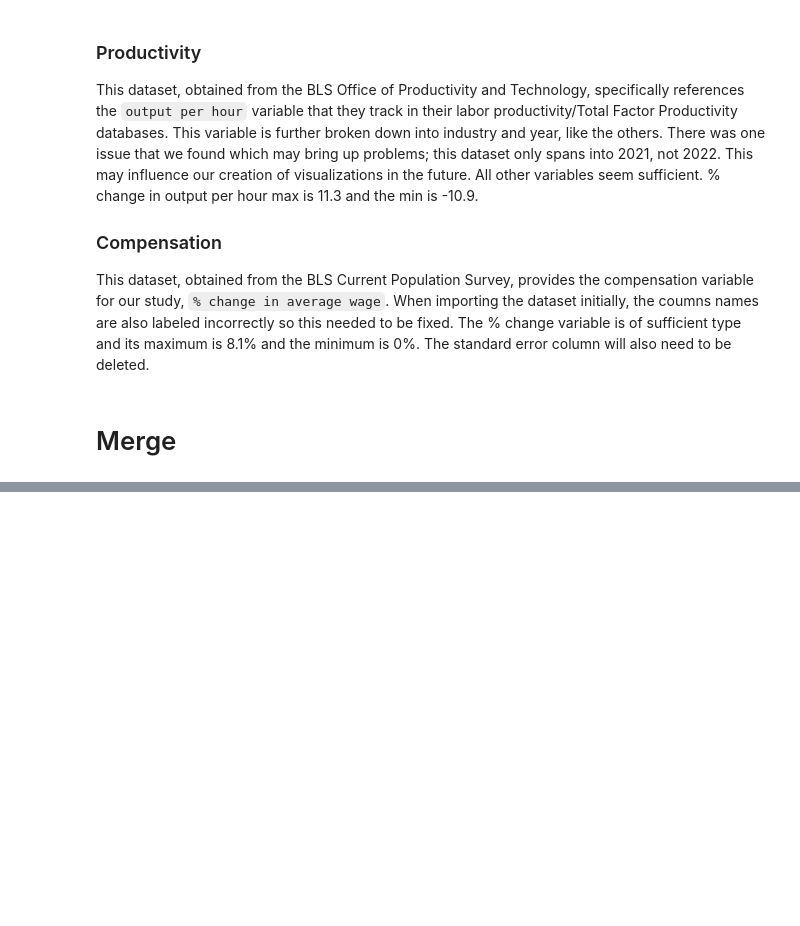
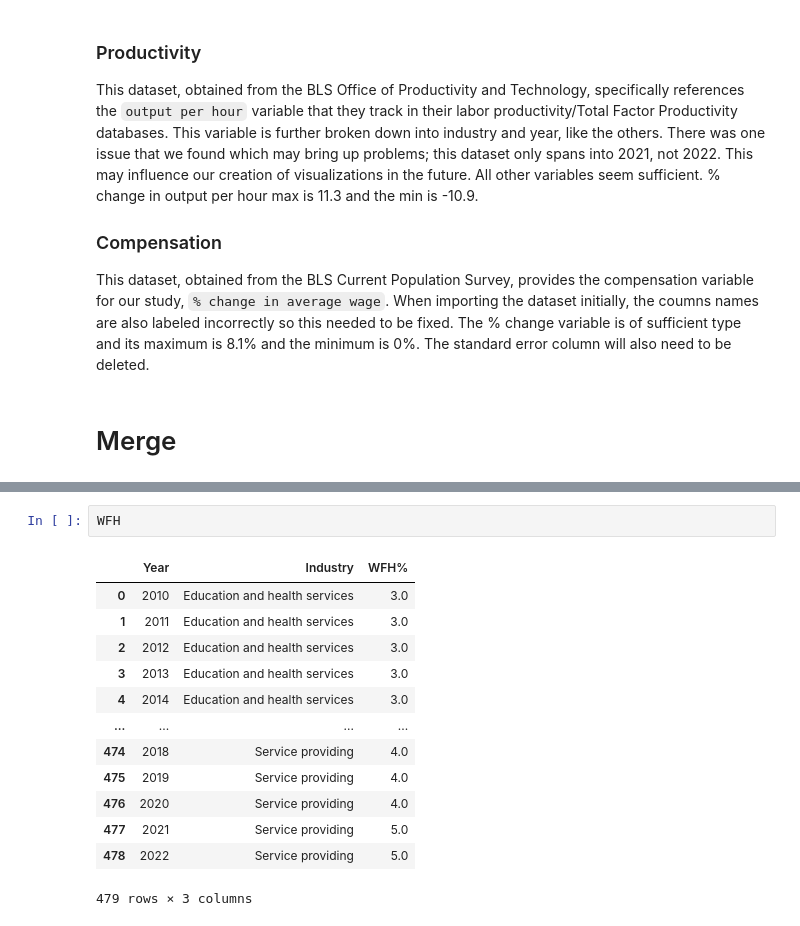
Before and after one commit to andrewschac/stash-ka, a Jupyter notebook: build_sample.ipynb, the cells around one changed output, grey strips where cells are left out. Saved outputs shown, nothing was run; the diff lists cells and outputs as text; blank space fills up the shorter version.

```diff
--- a/build_sample.ipynb
+++ b/build_sample.ipynb
@@ -187 +187,17 @@ compensation
+# %%
+WFH
+# %% [output]
+|  | Year | Industry | WFH% |
+| 0 | 2010 | Education and health services | 3.0 |
+| 1 | 2011 | Education and health services | 3.0 |
+| 2 | 2012 | Education and health services | 3.0 |
+| 3 | 2013 | Education and health services | 3.0 |
+| 4 | 2014 | Education and health services | 3.0 |
+| ... | ... | ... | ... |
+| 474 | 2018 | Service providing | 4.0 |
+| 475 | 2019 | Service providing | 4.0 |
+| 476 | 2020 | Service providing | 4.0 |
+| 477 | 2021 | Service providing | 5.0 |
+| 478 | 2022 | Service providing | 5.0 |
+479 rows × 3 columns
 # %%
```
Also changed, not shown: parts of 3 cells of this notebook.
